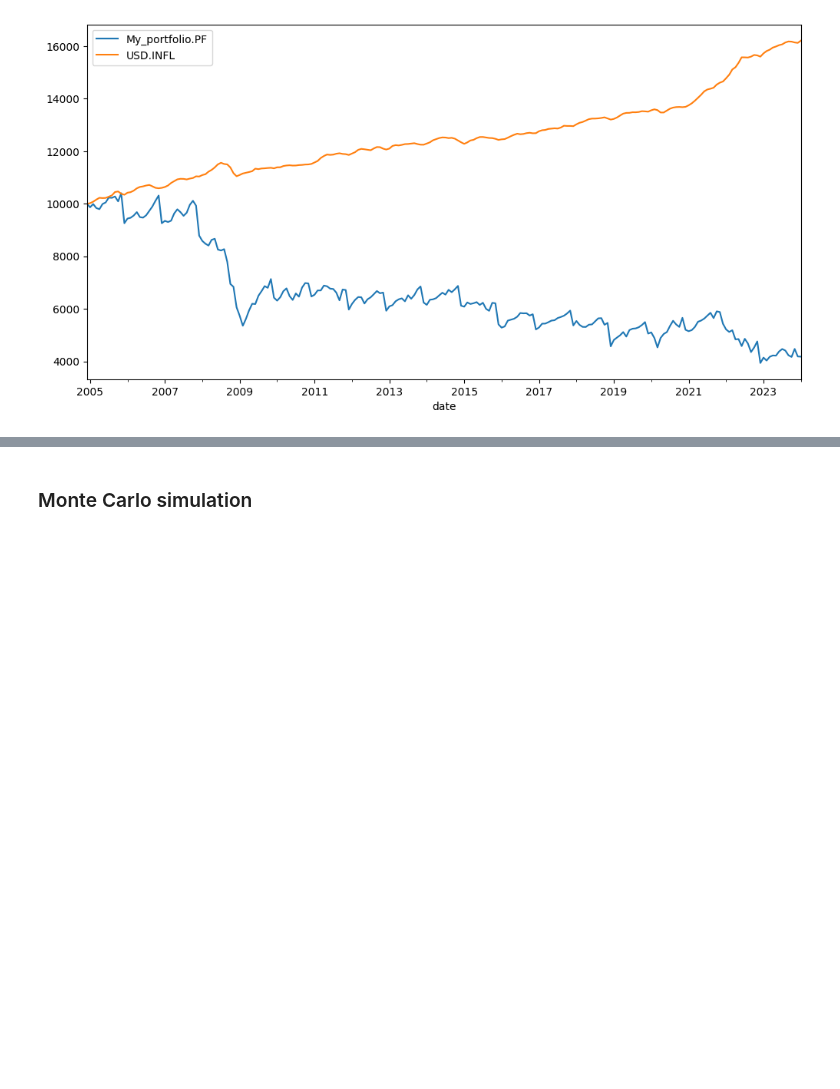
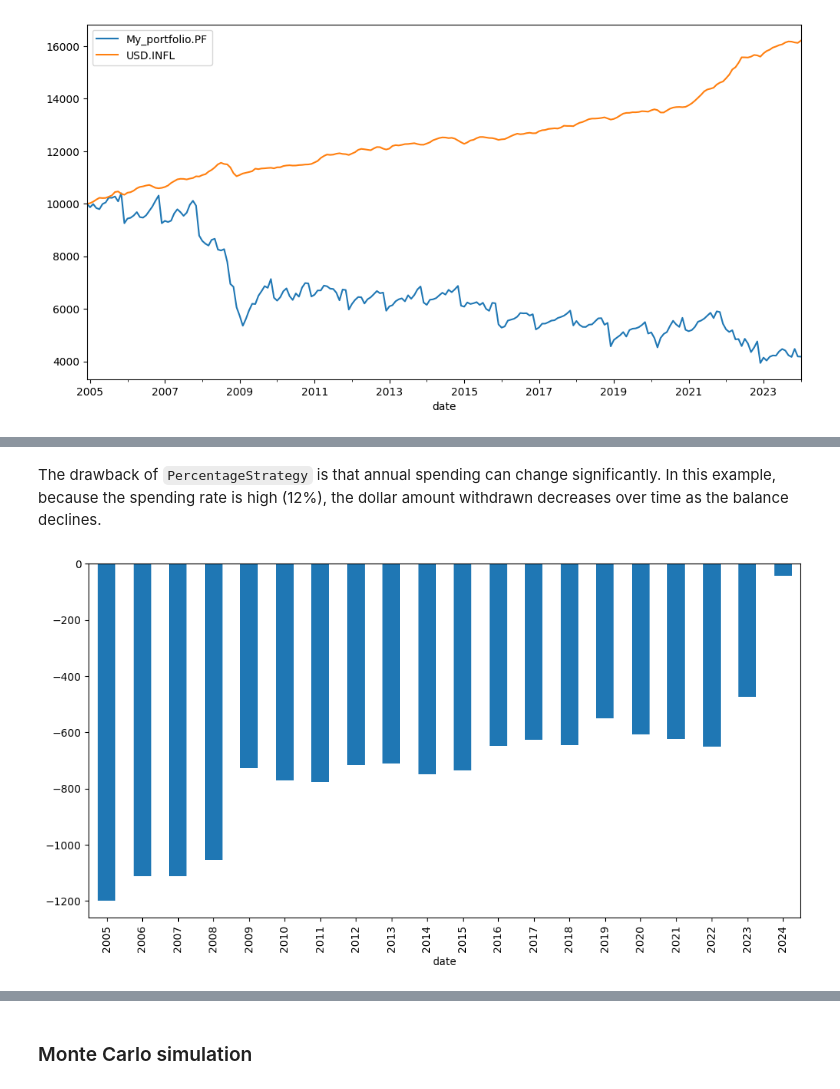
Before and after one commit to mbk-dev/okama, a Jupyter notebook: examples/04 investment portfolios with DCF.ipynb, the cells around one changed output, grey strips where cells are left out. Cells and saved outputs as stored; diff of their text form; code cells hidden in the pictures; blank space fills up the shorter version.

```diff
--- a/examples/04 investment portfolios with DCF.ipynb
+++ b/examples/04 investment portfolios with DCF.ipynb
@@ -279 +303,8 @@ np.float64(4180.540976531877)
+# %% [markdown]
+The drawback of `PercentageStrategy` is that annual spending can change significantly. In this example, because the spending rate is high (12%), the dollar amount withdrawn decreases over time as the balance declines.
+# %%
+cf_percentage = pf.dcf.cash_flow_ts(discounting="fv").resample("Y").sum()
+cf_percentage.plot(kind="bar");
+# %% [output]
+[figure, added]
 # %% [markdown]
```
Also changed, not shown: parts of 154 cells of this notebook.
